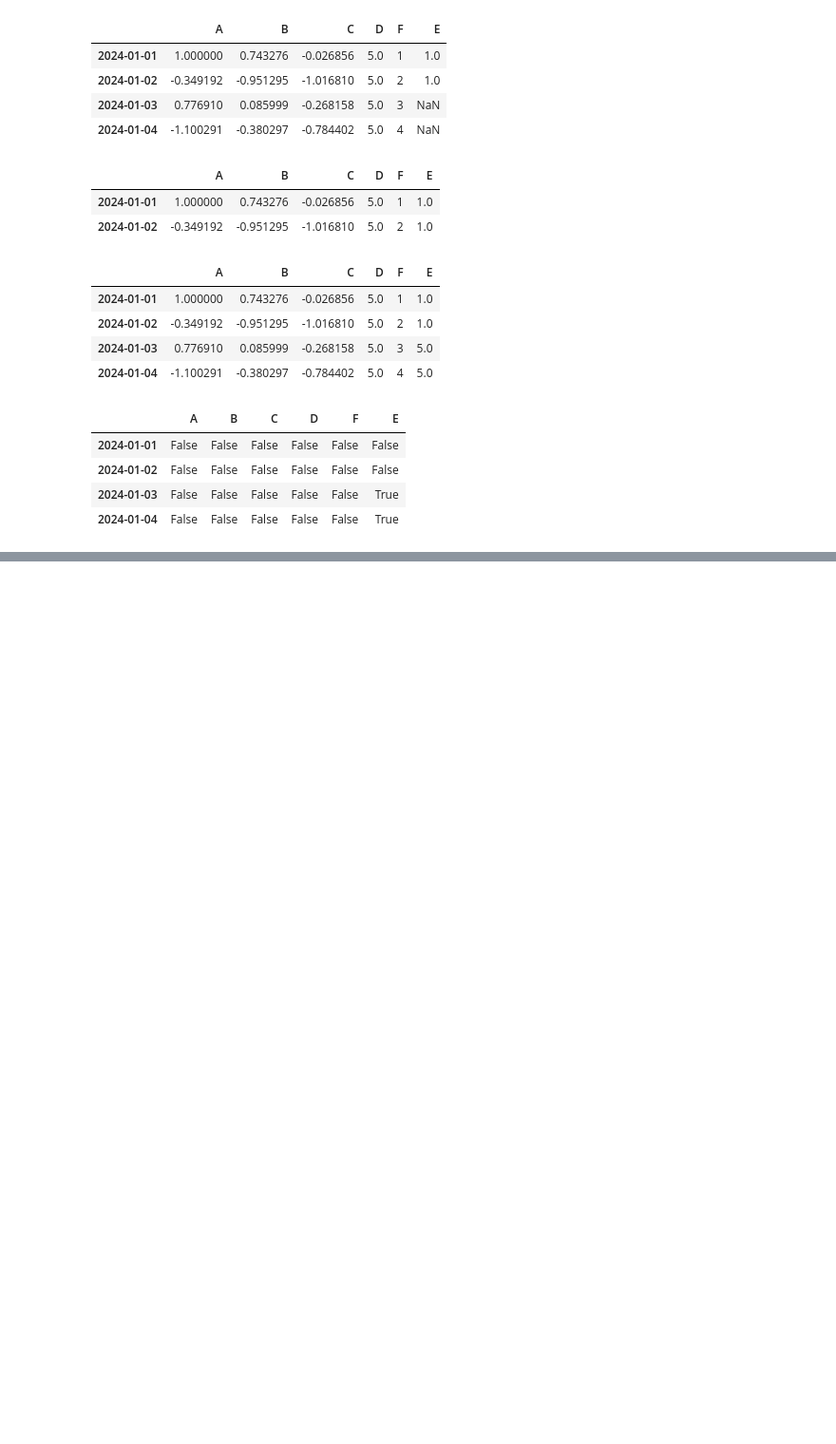
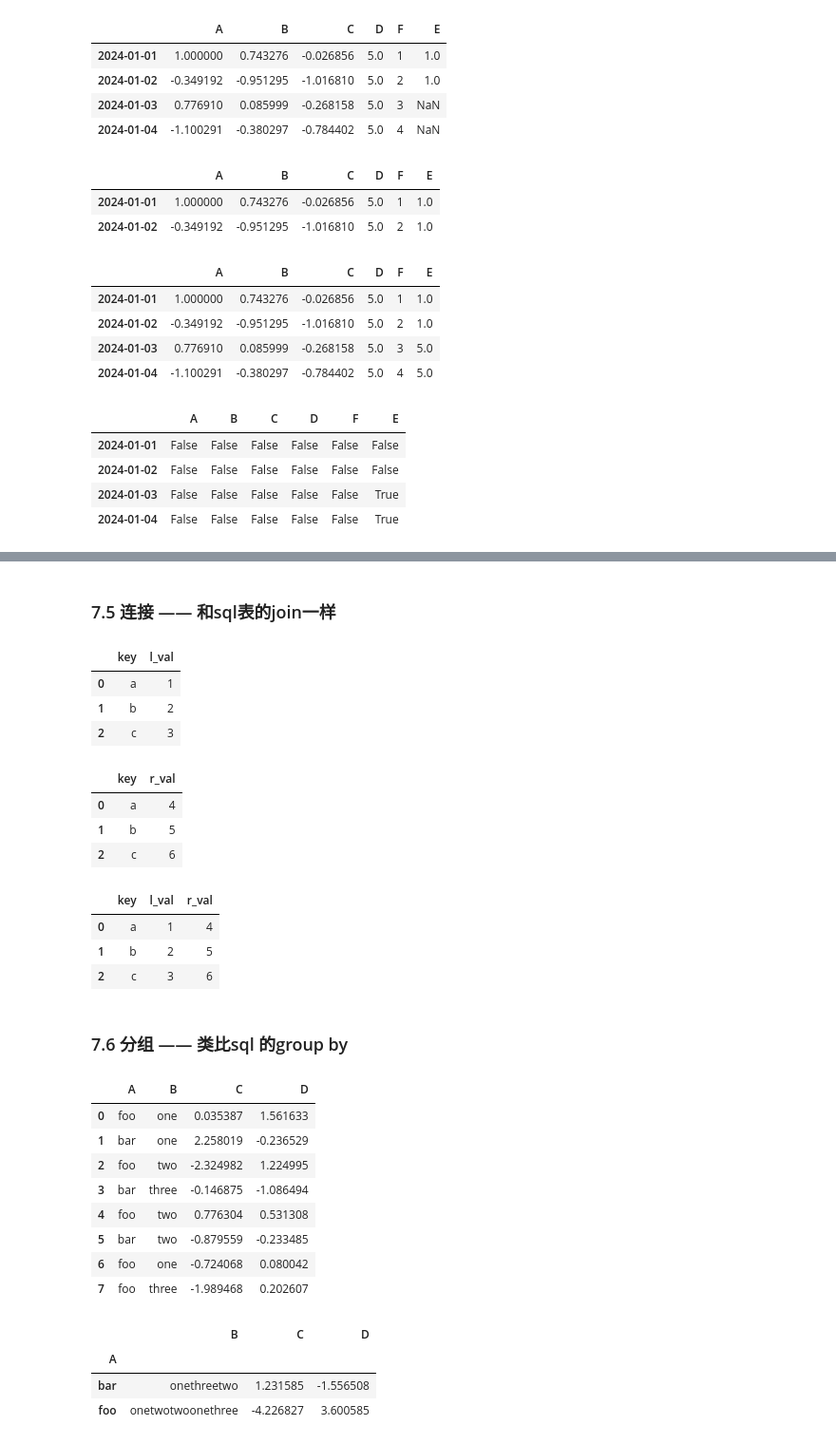
Before and after one commit to 1517005260/ai-learning, a Jupyter notebook: data-analysis/pandas/pandas.ipynb, the cells around one changed output, grey strips where cells are left out. Shown: that part at 95% size. Saved outputs shown, nothing was run; the diff lists cells and outputs as text; code cells hidden in the pictures; blank space fills up the shorter version.

```diff
--- a/data-analysis/pandas/pandas.ipynb
+++ b/data-analysis/pandas/pandas.ipynb
@@ -352,0 +436,52 @@ pd.isna(df1)
+# %% [markdown]
+### 7.5 连接 —— 和sql表的join一样
+# %%
+left = pd.DataFrame({'key':['a','b','c'], 'l_val':[1,2,3]})
+left
+# %% [output]
+|  | key | l_val |
+| 0 | a | 1 |
+| 1 | b | 2 |
+| 2 | c | 3 |
+# %%
+right = pd.DataFrame({'key':['a','b','c'], 'r_val':[4,5,6]})
+right
+# %% [output]
+|  | key | r_val |
+| 0 | a | 4 |
+| 1 | b | 5 |
+| 2 | c | 6 |
+# %%
+pd.merge(left, right, on='key')
+# %% [output]
+|  | key | l_val | r_val |
+| 0 | a | 1 | 4 |
+| 1 | b | 2 | 5 |
+| 2 | c | 3 | 6 |
+# %% [markdown]
+### 7.6 分组 —— 类比sql 的group by
+# %%
+df = pd.DataFrame({'A': ['foo', 'bar', 'foo', 'bar',
+                        'foo', 'bar', 'foo', 'foo'],
+                'B': ['one', 'one', 'two', 'three',
+                         'two', 'two', 'one', 'three'],
+                   'C': np.random.randn(8),
+                  'D': np.random.randn(8)})
+df
+# %% [output]
+|  | A | B | C | D |
+| 0 | foo | one | 0.035387 | 1.561633 |
+| 1 | bar | one | 2.258019 | -0.236529 |
+| 2 | foo | two | -2.324982 | 1.224995 |
+| 3 | bar | three | -0.146875 | -1.086494 |
+| 4 | foo | two | 0.776304 | 0.531308 |
+| 5 | bar | two | -0.879559 | -0.233485 |
+| 6 | foo | one | -0.724068 | 0.080042 |
+| 7 | foo | three | -1.989468 | 0.202607 |
+# %%
+df.groupby('A').sum()
+# %% [output]
+|  | B | C | D |
+| A |  |  |  |
+| bar | onethreetwo | 1.231585 | -1.556508 |
+| foo | onetwotwoonethree | -4.226827 | 3.600585 |
```
Also changed, not shown: parts of 21 cells of this notebook.
